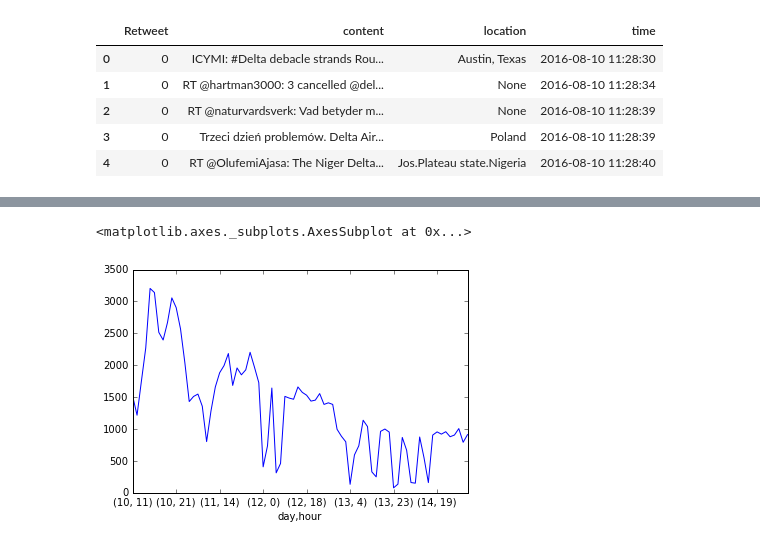
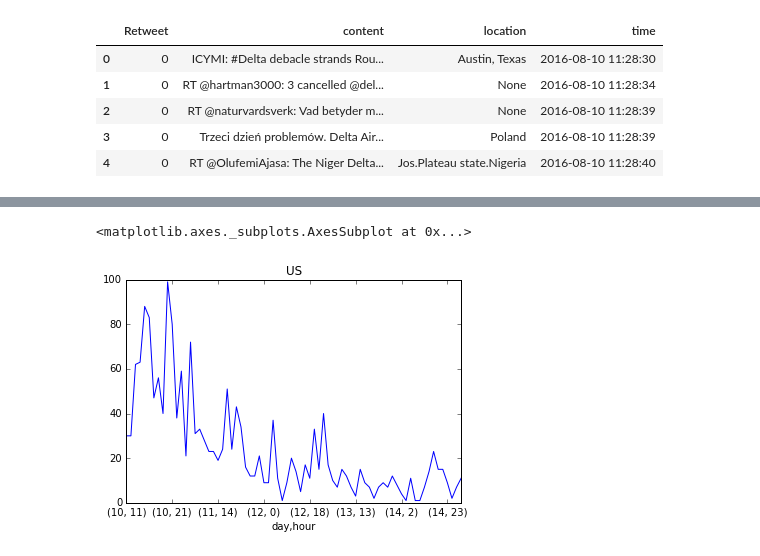
Before and after one commit to MiyainNYC/2016Summer_RA-API, a Jupyter notebook: Analyze Stream Tweets.ipynb, the cells around one changed output, grey strips where cells are left out. Drawn from its saved outputs; the diff is of its cells as text; code cells hidden in the pictures.

```diff
--- a/Analyze Stream Tweets.ipynb
+++ b/Analyze Stream Tweets.ipynb
@@ -69,3 +69,5 @@ df_tweets['day'] = map(extract_day,df_tweets['time'])
 df_tweets['hour'] = map(extract_hour,df_tweets['time'])
 # %%
 import matplotlib.pyplot as plt
+# %%
+df_tweets_us = df_tweets[df_tweets['location'] == 'United States']
@@ -72,5 +80,5 @@ import matplotlib.pyplot as plt
 # %%
-df_tweets.groupby(['day','hour']).count()['time'].plot(label = 'Tweets Count')
+df_tweets_us.groupby(['day','hour']).count()['time'].plot(title = 'US')
 # %% [output]
 <matplotlib.axes._subplots.AxesSubplot at 0x...>
-[figure, old version]
+[figure, new version]
```
Also changed, not shown: parts of 3 cells of this notebook.
